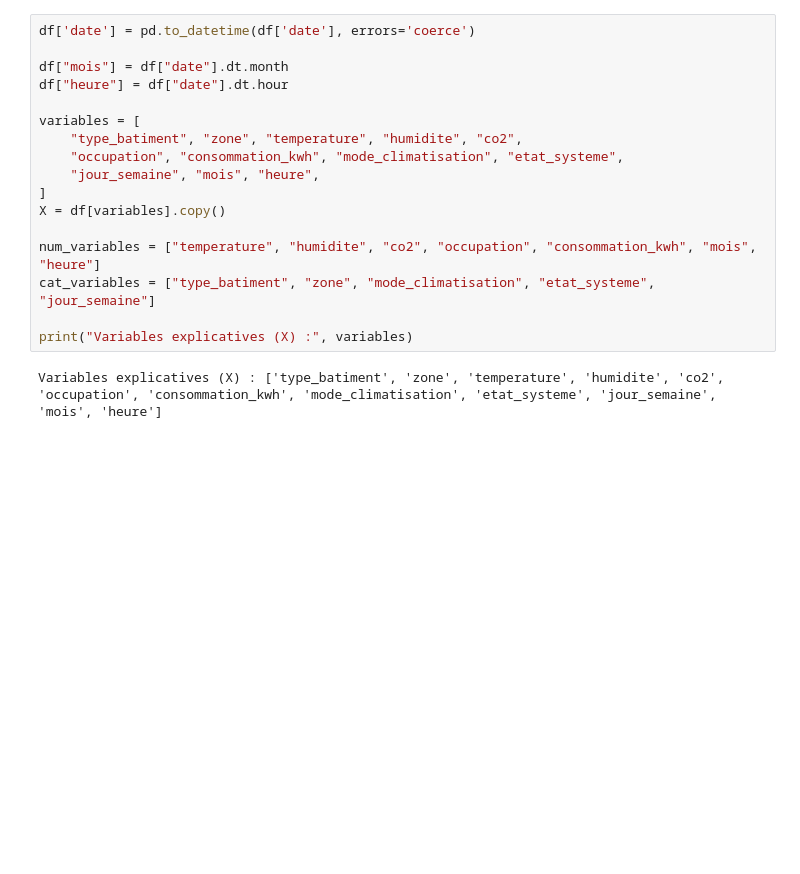
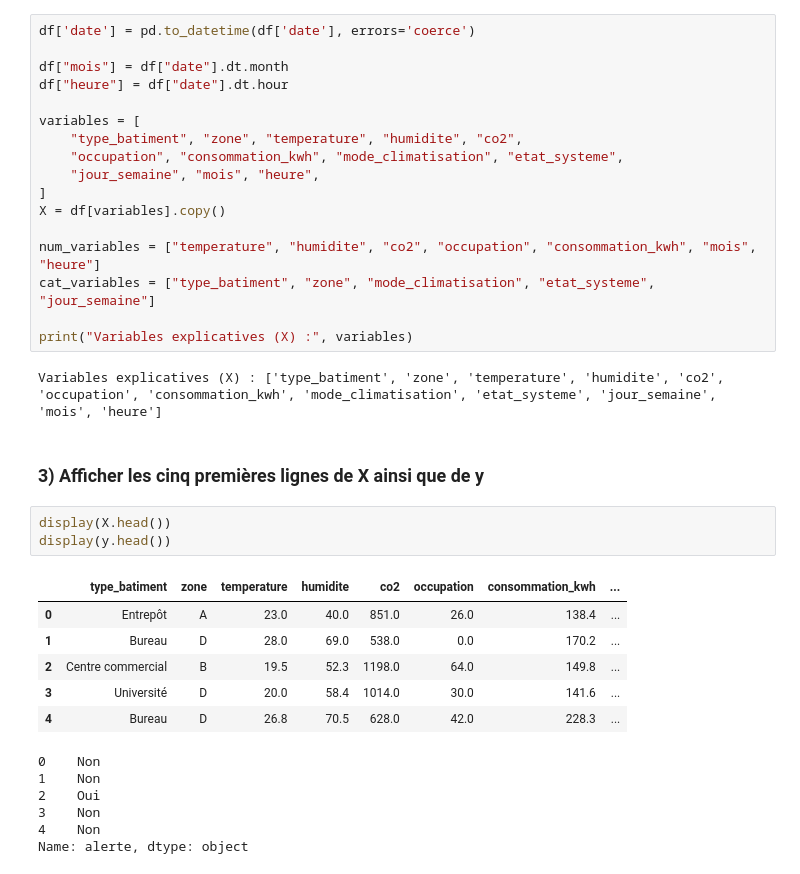
Before and after one commit to dinho325/atelier_prepa_donnees_tab, a Jupyter notebook: notebooks/atelier_prepa_donnees_tab.ipynb, the cells around one changed output. Cells and saved outputs as stored; diff of their text form; blank space fills up the shorter version.

Commit message:
Partie 2 – Séparation X / y // Afficher les cinq premières lignes de X ainsi que de y

```diff
--- a/notebooks/atelier_prepa_donnees_tab.ipynb
+++ b/notebooks/atelier_prepa_donnees_tab.ipynb
@@ -946,3 +946,21 @@ cat_variables = ["type_batiment", "zone", "mode_climatisation", "etat_systeme",
 print("Variables explicatives (X) :", variables)
 # %% [output]
 Variables explicatives (X) : ['type_batiment', 'zone', 'temperature', 'humidite', 'co2', 'occupation', 'consommation_kwh', 'mode_climatisation', 'etat_systeme', 'jour_semaine', 'mois', 'heure']
+# %% [markdown]
+### 3) Afficher les cinq premières lignes de X ainsi que de y
+# %%
+display(X.head())
+display(y.head())
+# %% [output]
+|  | type_batiment | zone | temperature | humidite | co2 | occupation | consommation_kwh | ... |
+| 0 | Entrepôt | A | 23.0 | 40.0 | 851.0 | 26.0 | 138.4 | ... |
+| 1 | Bureau | D | 28.0 | 69.0 | 538.0 | 0.0 | 170.2 | ... |
+| 2 | Centre commercial | B | 19.5 | 52.3 | 1198.0 | 64.0 | 149.8 | ... |
+| 3 | Université | D | 20.0 | 58.4 | 1014.0 | 30.0 | 141.6 | ... |
+| 4 | Bureau | D | 26.8 | 70.5 | 628.0 | 42.0 | 228.3 | ... |
+0    Non
+1    Non
+2    Oui
+3    Non
+4    Non
+Name: alerte, dtype: object
```
